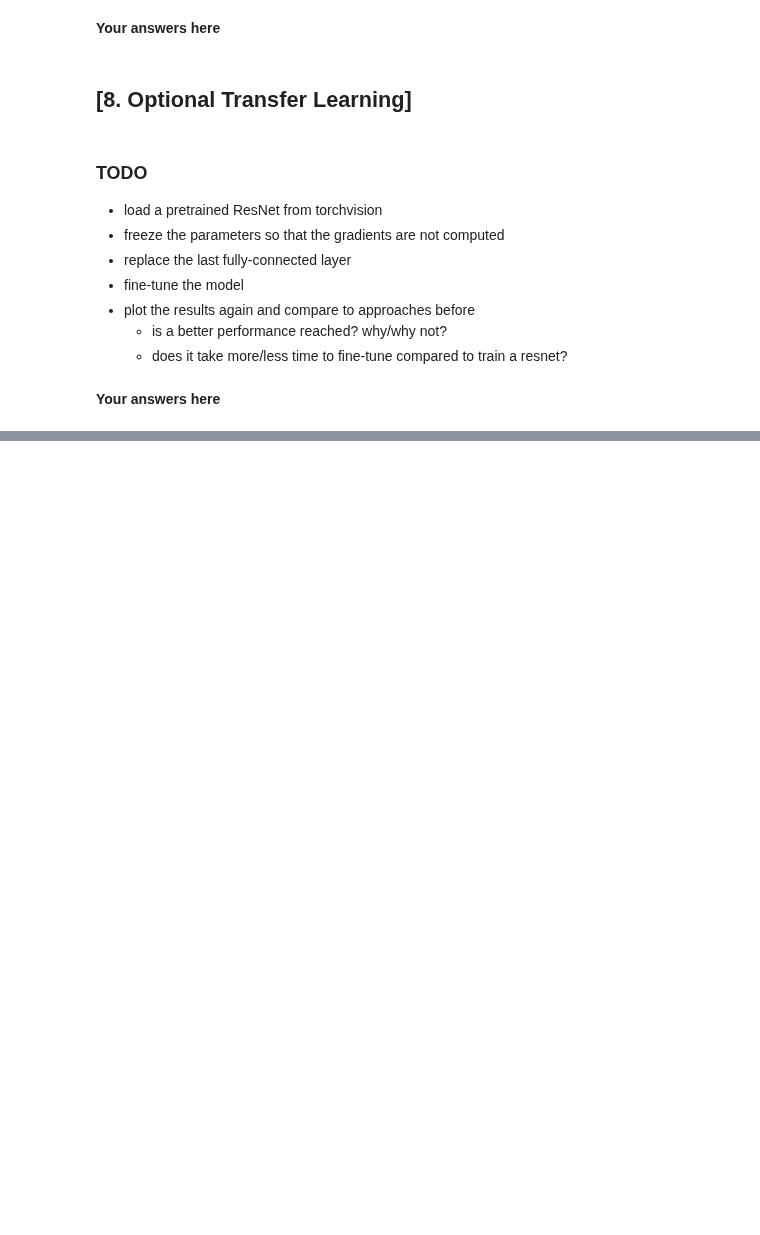
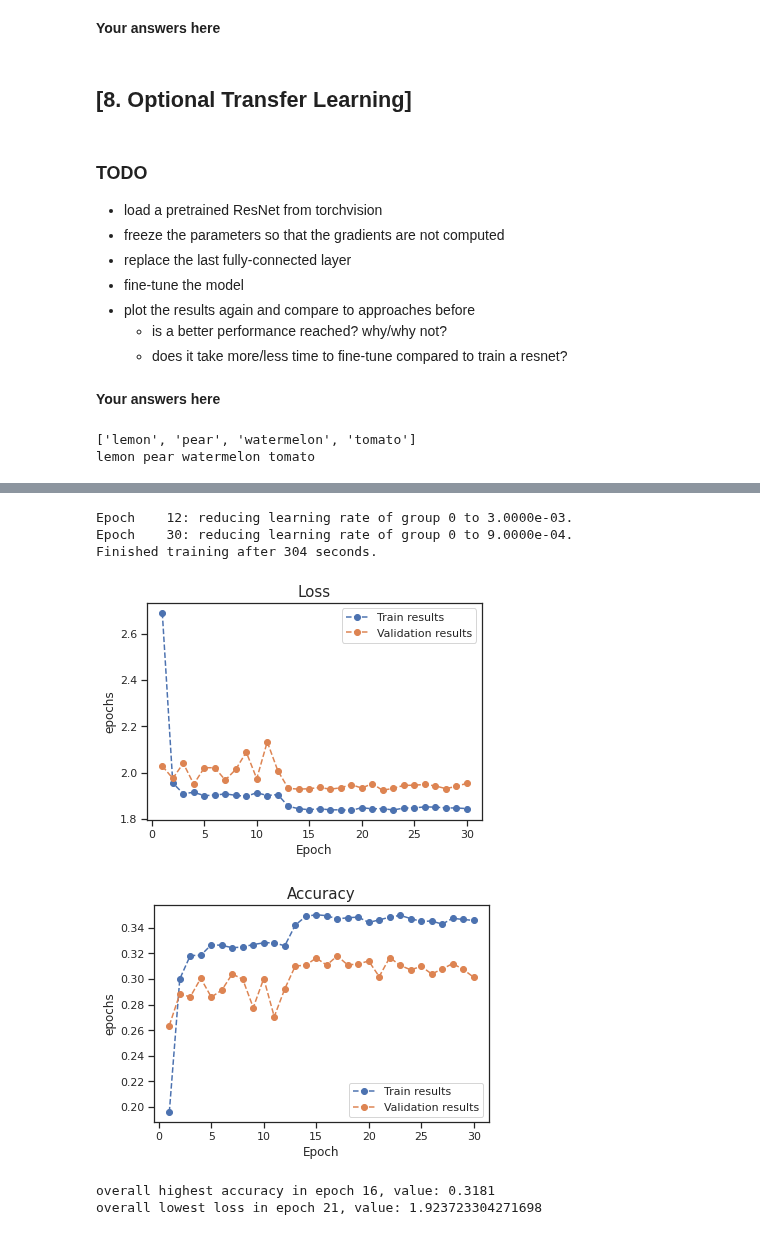
Before and after one commit to jonaden94/deepl-ecker-21-22, a Jupyter notebook: Ex3_2021.ipynb, the cells around one changed output, grey strips where cells are left out. Cells and saved outputs as stored; diff of their text form; code cells hidden in the pictures; blank space fills up the shorter version.

Commit message:
Transfer learning code

```diff
--- a/Ex3_2021.ipynb
+++ b/Ex3_2021.ipynb
@@ -780,0 +781,34 @@ overall lowest loss in epoch 23, value: 0.8258001267910003
+# %%
+# TODO do transfer learning with resnet on cifar10
+model = torchvision.models.resnet18()
+# freeze parameters
+for param in model.parameters():
+    param.requires_grad = False
+# replace the last fully connected layer
+removed = list(model.children())[:-1]
+# the last layer is actually named fc, thus. self.fc is the last layer and can be replaced
+model.cuda()
+model.fc = torch.nn.Linear(512, 10).cuda()
+
+# make sure that the last layer has changeable parameters
+model.fc.requires_grad_ = True
+# %%
+# note for future reference not relevant to notebook
+# an iterable is unpacked into a function call. i.e. *fruits is = fruits[0], fruits[1], fruits[2], fruits[3])
+fruits = ['lemon', 'pear', 'watermelon', 'tomato']
+print(fruits)
+print(*fruits)
+# %% [output]
+['lemon', 'pear', 'watermelon', 'tomato']
+lemon pear watermelon tomato
+# %%
+optimizer = torch.optim.Adam(model.parameters(), lr=0.01)
+scheduler = optim.lr_scheduler.ReduceLROnPlateau(optimizer, verbose=True, patience=7, factor=0.3)
+result = ut.run_training(model, optimizer, loss_function, device, 30,
+                      trainloader, valloader, verbose=True, scheduler=scheduler)
+
+train_losses, val_losses, train_accs, val_accs, confusion_matrix = result
+ut.plot("Loss", "epochs", train_losses, val_losses, yscale='linear')
+ut.plot("Accuracy", "epochs", train_accs, val_accs, yscale='linear')
+ut.diag(val_accs, val_losses)
+# %% [output]
@@ -780,0 +832,7 @@ overall lowest loss in epoch 23, value: 0.8258001267910003
+Epoch    12: reducing learning rate of group 0 to 3.0000e-03.
+Epoch    30: reducing learning rate of group 0 to 9.0000e-04.
+Finished training after 304 seconds.
+[figure, added]
+[figure, added]
+overall highest accuracy in epoch 16, value: 0.3181
+overall lowest loss in epoch 21, value: 1.923723304271698
```
Also changed, not shown: parts of 3 cells of this notebook.
